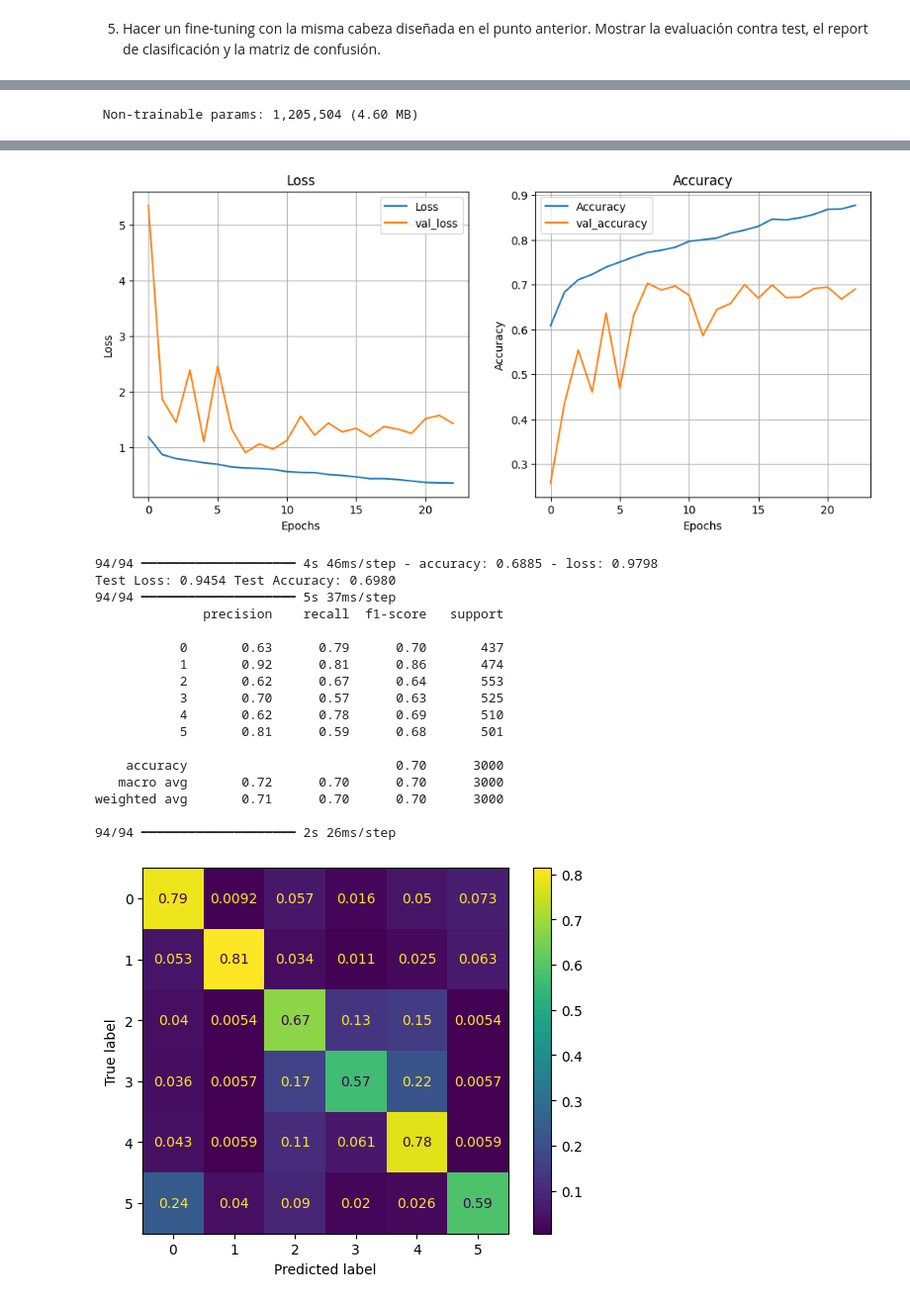
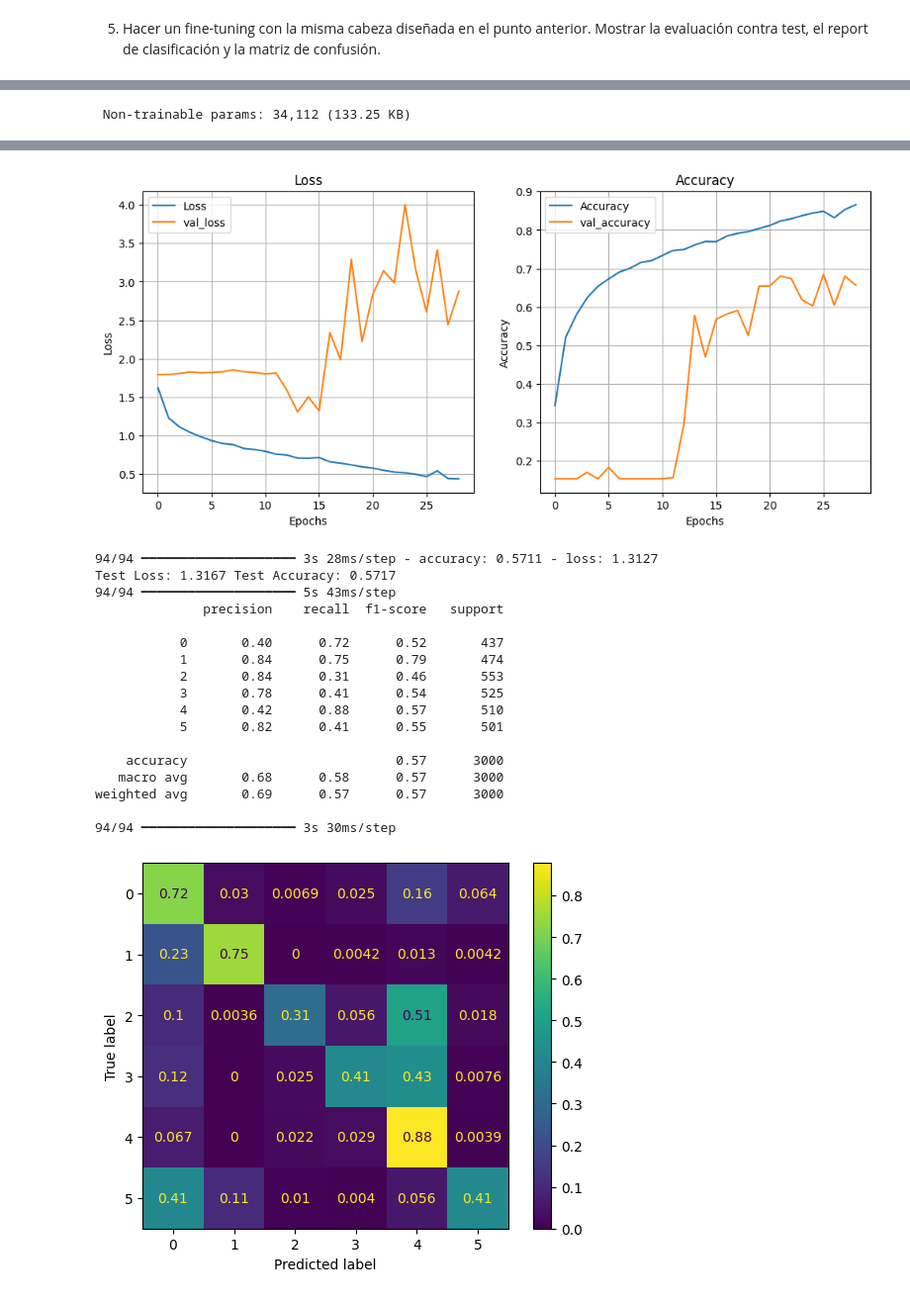
Before and after one commit to jacobo010/ONLINE_DS_THEBRIDGE_jacobo, a Jupyter notebook: Programacion_basica/Sprint17/Unidad_02/Practica_obligatoria/18_Practica_Obligatoria_Redes_Convolucionales_II__Transfer_Learning_y_Fine_Tuning.ipynb, the cells around one changed output, grey strips where cells are left out. Shown at 99% size. Saved outputs shown, nothing was run; the diff lists cells and outputs as text; code cells hidden in the pictures.

```diff
--- a/Programacion_basica/Sprint17/Unidad_02/Practica_obligatoria/18_Practica_Obligatoria_Redes_Convolucionales_II__Transfer_Learning_y_Fine_Tuning.ipynb
+++ b/Programacion_basica/Sprint17/Unidad_02/Practica_obligatoria/18_Practica_Obligatoria_Redes_Convolucionales_II__Transfer_Learning_y_Fine_Tuning.ipynb
@@ -371,12 +372,11 @@ Este modelo no obtiene muy buenos resultados. Es como si fuese un clasificador a
 5. Hacer un fine-tuning con la misma cabeza diseñada en el punto anterior. Mostrar la evaluación contra test, el report de clasificación y la matriz de confusión.
 # %%
 """Modelo preentrenado haciendo fine tuning"""
-model_base = MobileNetV2(input_shape=(32, 32, 3), include_top=False, weights= 'imagenet', pooling='avg')
-model_base.trainable = True
+model_base = MobileNetV2(input_shape=(32, 32, 3), include_top=False, weights= None, pooling='avg')
 
-for layer in model_base.layers[:-20]:
-    layer.trainable = False
+# model_base.trainable = False
 
+x = layers.Flatten()(model_base.output)
 x = layers.Dense(512, activation='relu')(model_base.output)
 x = layers.Dropout(0.5)(x)
 x = layers.Dense(6, activation='softmax')(x)
@@ -443,3 +443,3 @@ Model: "functional_2"
- Non-trainable params: 1,205,504 (4.60 MB)
+ Non-trainable params: 34,112 (133.25 KB)
 None
 Epoch 1/100
@@ -461,20 +461,20 @@ Epoch 23/100
-[figure, old version]
+[figure, new version]
-94/94 ━━━━━━━━━━━━━━━━━━━━ 4s 46ms/step - accuracy: 0.6885 - loss: 0.9798
-Test Loss: 0.9454 Test Accuracy: 0.6980
-94/94 ━━━━━━━━━━━━━━━━━━━━ 5s 37ms/step
+94/94 ━━━━━━━━━━━━━━━━━━━━ 3s 28ms/step - accuracy: 0.5711 - loss: 1.3127
+Test Loss: 1.3167 Test Accuracy: 0.5717
+94/94 ━━━━━━━━━━━━━━━━━━━━ 5s 43ms/step
               precision    recall  f1-score   support
 
-           0       0.63      0.79      0.70       437
-           1       0.92      0.81      0.86       474
-           2       0.62      0.67      0.64       553
-           3       0.70      0.57      0.63       525
-           4       0.62      0.78      0.69       510
-           5       0.81      0.59      0.68       501
+           0       0.40      0.72      0.52       437
+           1       0.84      0.75      0.79       474
+           2       0.84      0.31      0.46       553
+           3       0.78      0.41      0.54       525
+           4       0.42      0.88      0.57       510
+           5       0.82      0.41      0.55       501
 
-    accuracy                           0.70      3000
-   macro avg       0.72      0.70      0.70      3000
-weighted avg       0.71      0.70      0.70      3000
+    accuracy                           0.57      3000
+   macro avg       0.68      0.58      0.57      3000
+weighted avg       0.69      0.57      0.57      3000
 
-94/94 ━━━━━━━━━━━━━━━━━━━━ 2s 26ms/step
+94/94 ━━━━━━━━━━━━━━━━━━━━ 3s 30ms/step
-[figure, old version]
+[figure, new version]
 # %% [markdown]
```
Also changed, not shown: parts of 3 cells of this notebook.
